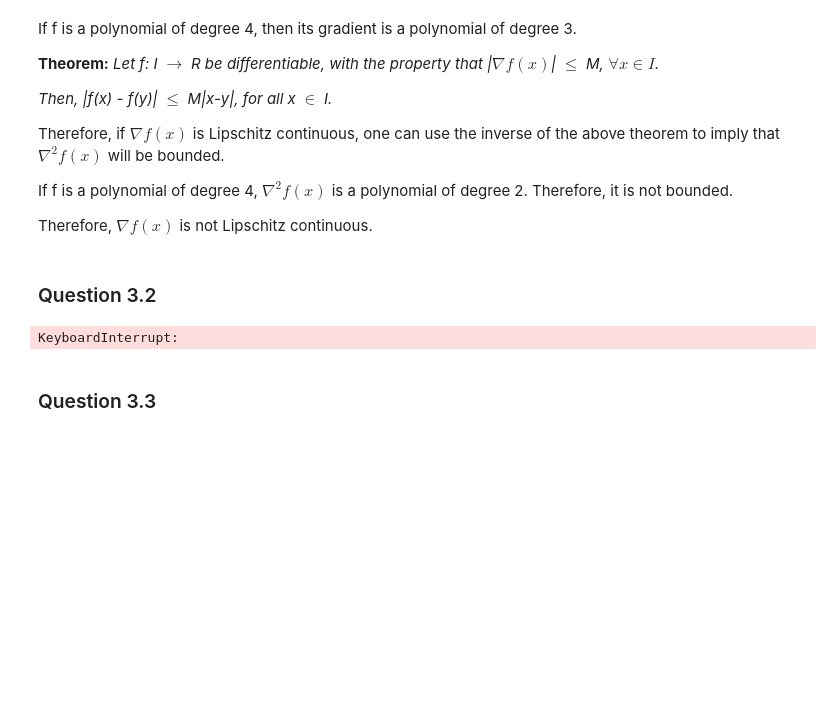
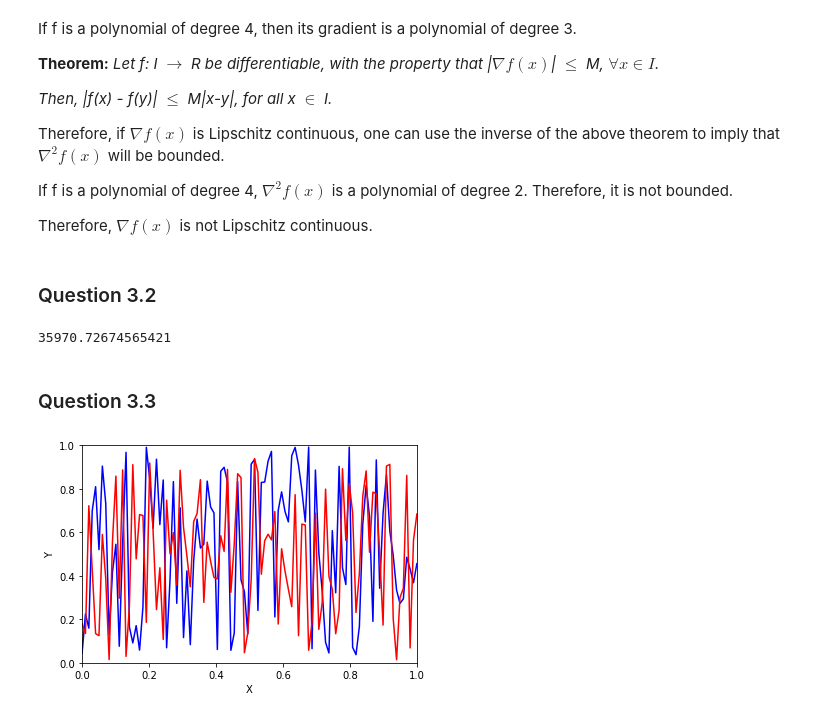
Before and after one commit to daniel-deutsch/SD-TSIA211, a Jupyter notebook: main.ipynb, the cells around one changed output. Saved outputs shown, nothing was run; the diff lists cells and outputs as text; code cells hidden in the pictures; blank space fills up the shorter version.

```diff
--- a/main.ipynb
+++ b/main.ipynb
@@ -215,9 +210,37 @@ def total_objective(P, Q, R, mask, rho):
         norm_grad = np.sqrt(np.sum(grad_P**2)+np.sum(grad_Q**2))
     return val,P,Q
 # %%
-val,P,Q=rechercheLineaire(total_objective,P0,Q0,100)
+val,P,Q=rechercheLineaire(total_objective,P0,Q0,10E1)
 print(val)
 # %% [output]
-KeyboardInterrupt:
+35970.72674565421
 # %% [markdown]
 ### Question 3.3
+# %%
+import numpy as np
+import matplotlib.pyplot as plt
+import time
+
+def pltsin(ax, colors=['b']):
+    x = np.linspace(0,1,100)
+    if ax.lines:
+        for line in ax.lines:
+            line.set_xdata(x)
+            y = np.random.random(size=(100,1))
+            line.set_ydata(y)
+    else:
+        for color in colors:
+            y = np.random.random(size=(100,1))
+            ax.plot(x, y, color)
+    fig.canvas.draw()
+
+fig,ax = plt.subplots(1,1)
+ax.set_xlabel('X')
+ax.set_ylabel('Y')
+ax.set_xlim(0,1)
+ax.set_ylim(0,1)
+for f in range(5):
+    pltsin(ax, ['b', 'r'])
+    time.sleep(1)
+# %% [output]
+[figure, added]
```
Also changed, not shown: parts of 4 cells of this notebook.
